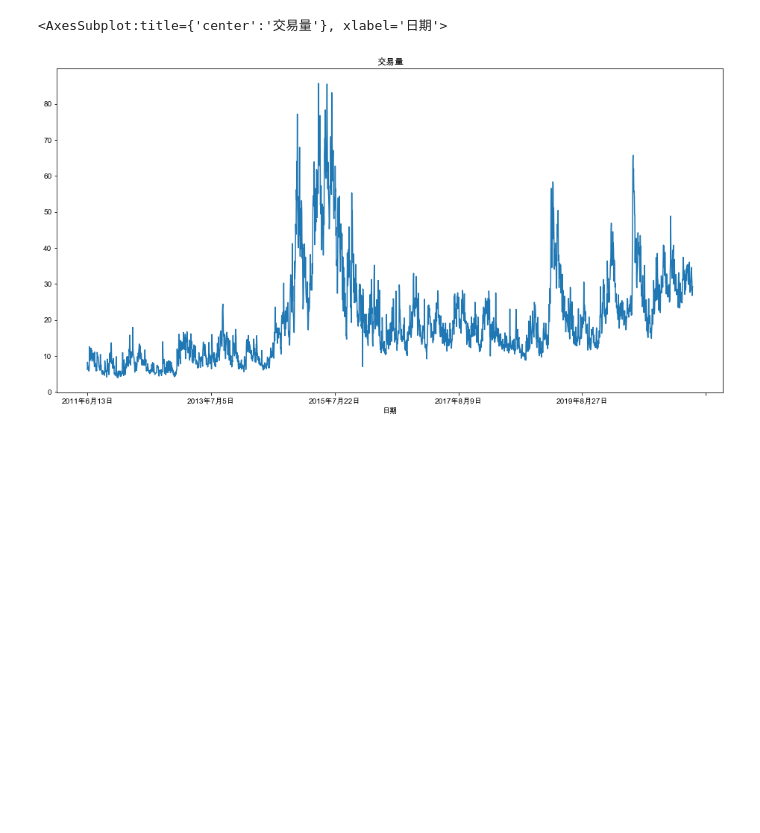
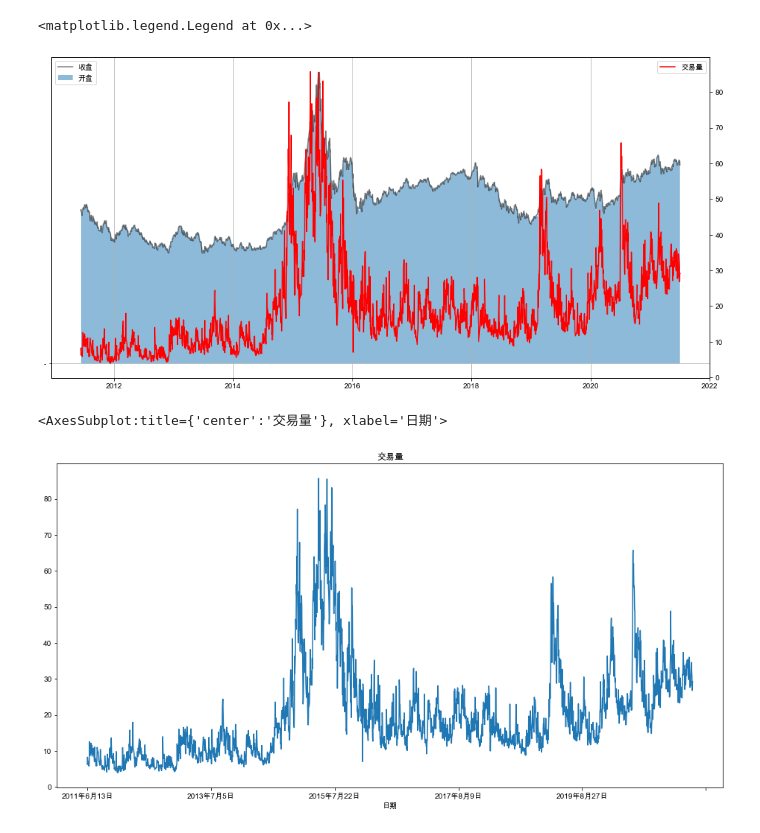
Before and after one commit to thales-ucas/zeal, a Jupyter notebook: ts.ipynb, the cells around one changed output. Cells and saved outputs as stored; diff of their text form; code cells hidden in the pictures; blank space fills up the shorter version.

```diff
--- a/ts.ipynb
+++ b/ts.ipynb
@@ -53,0 +34,6 @@ df.plot(ax=ax)
+# %%
+import re
+
+pattern = re.compile(r'^(\w+)年(\w+)月(\w+)日$')
+res = pattern.match("2021年7月2日")
+res.group(1)
@@ -53,0 +42,12 @@ df.plot(ax=ax)
+# %%
+def to_datetime(s):
+    """
+    改成时间格式
+    """
+    res = pattern.match(s)
+    return pd.to_datetime('%s-%s-%s' % (res.group(1), res.group(2), res.group(3)))
+# %%
+share = origin.loc[:,('开盘', '收盘', '高', '低')].replace(',','', regex=True).astype('float')
+time = origin['日期'].apply(to_datetime)
+share.index = time
+share
@@ -53,0 +69,4 @@ df.plot(ax=ax)
+# %%
+quan = origin.loc[:,('交易量')].replace('B','', regex=True).astype('float')
+quan.index = time
+quan
@@ -54,3 +87,16 @@ df.plot(ax=ax)
+# %%
+fig, ax = plt.subplots(figsize=(16,8))
+ax.grid()
+ax2 = ax.twinx()
+ax.fill_between(time, share['开盘'], '-', label='开盘', alpha=0.5)
+ax.plot(time, share['收盘'], '-', color="k", label='收盘', alpha=0.5)
+ax.legend(loc=2)
+ax2.plot(quan, color="r", label="交易量")
+# ax2.plot(quan, '-',color='y',linewidth=1, label="交易量")
+ax2.legend(loc=1)
+# %% [output]
+<matplotlib.legend.Legend at 0x...>
+[figure, added]
 # %%
 df['交易量'].plot(figsize=(16,8), title="交易量")
 # %% [output]
```
Also changed, not shown: parts of 9 cells of this notebook, 1 other file.
